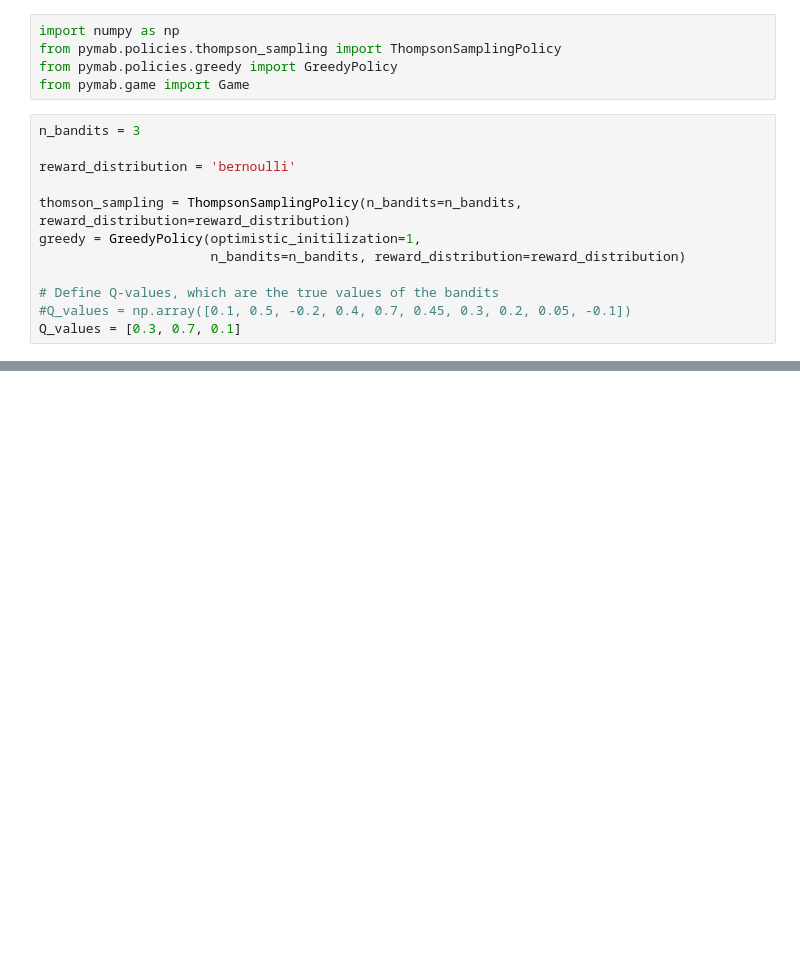
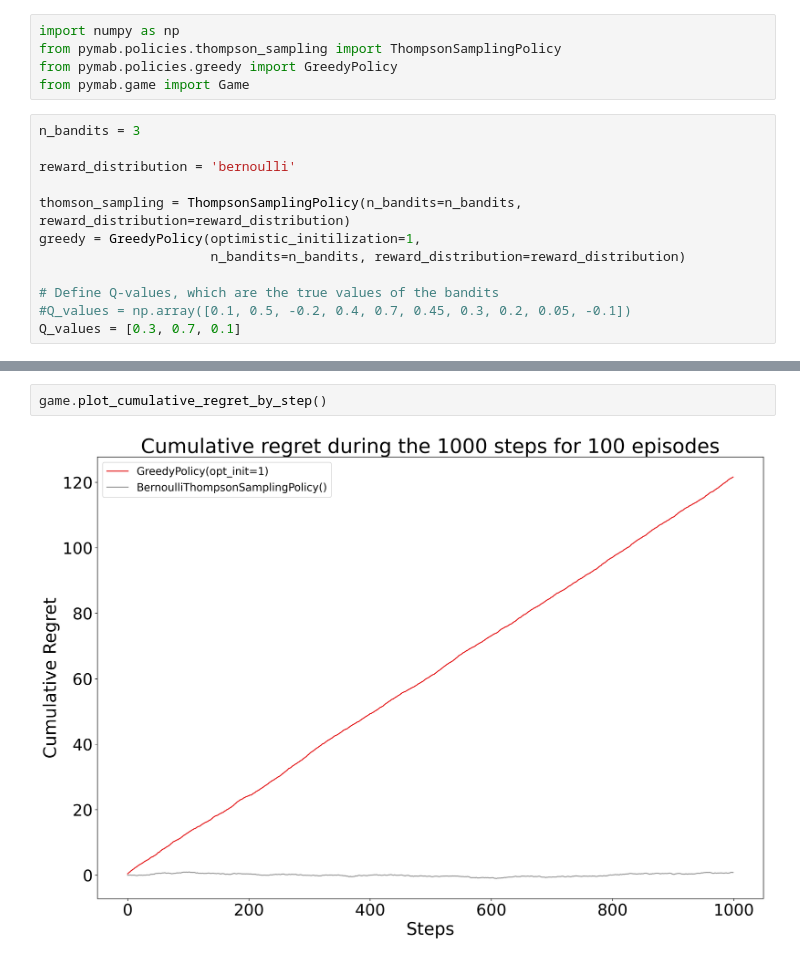
Before and after one commit to danielaLopes/pymab, a Jupyter notebook: examples/thomson_sampling_bernoulli.ipynb, the cells around one changed output, grey strips where cells are left out. Saved outputs shown, nothing was run; the diff lists cells and outputs as text; blank space fills up the shorter version.

Commit message:
Several minor fixes, plot distribution of expected rewards working, and plot cumulative reward

```diff
--- a/examples/thomson_sampling_bernoulli.ipynb
+++ b/examples/thomson_sampling_bernoulli.ipynb
@@ -49,0 +57,4 @@ game.plot_rate_optimal_actions_by_step()
+# %%
+game.plot_cumulative_regret_by_step()
+# %% [output]
+[figure, added]
```
Also changed, not shown: parts of 8 cells of this notebook, 8 other files.
